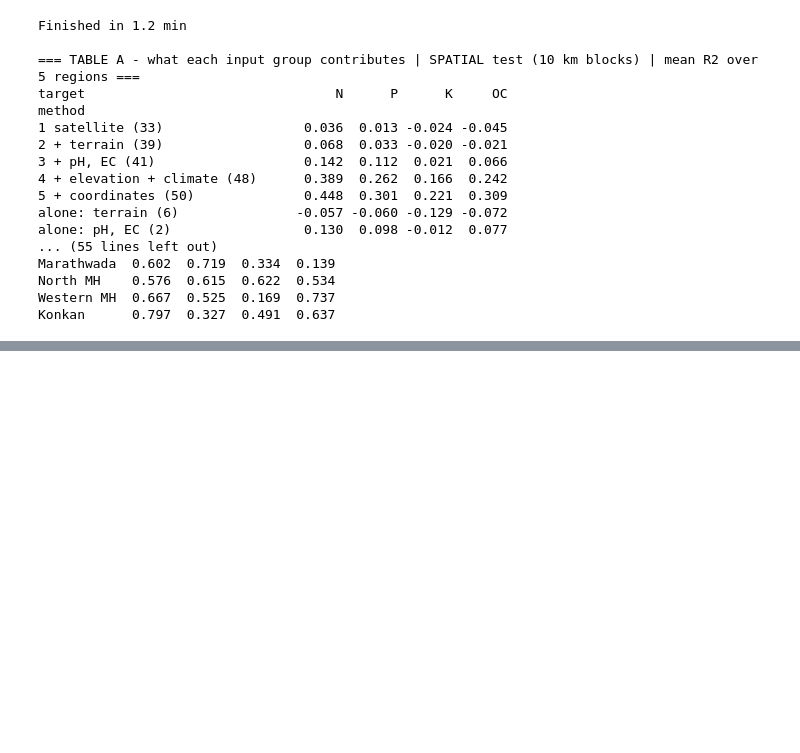
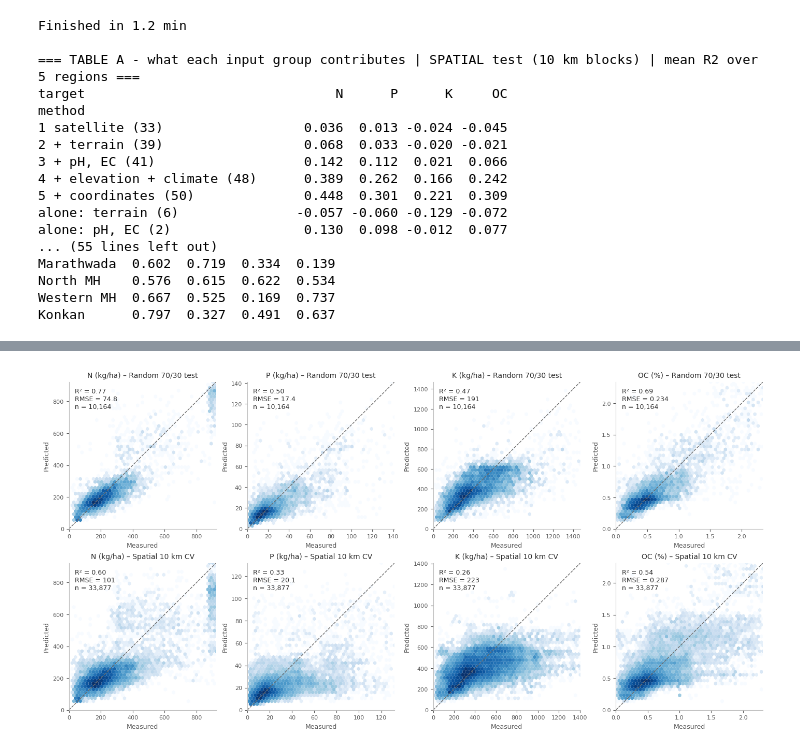
Before and after one commit to paresh-dhok/EXP_PAS_DOCS, a Jupyter notebook: new.ipynb, the cells around one changed output, grey strips where cells are left out. Drawn from its saved outputs; the diff is of its cells as text; code cells hidden in the pictures; blank space fills up the shorter version.

Commit message:
Merge manuscript handover and verified E49-E56 results
Add reproducibility-confirmed manuscript handover and writing guidance.

```diff
--- a/new.ipynb
+++ b/new.ipynb
@@ -4828,0 +4995,66 @@ Konkan      0.797  0.327  0.491  0.637
+# %%
+import time
+import numpy as np
+import pandas as pd
+from pathlib import Path
+
+OUT_DIR = Path(r"D:\SEM 7\CAPSTONE\DATA\slusi\Start")
+RES_DIR = OUT_DIR / "results"
+SEED = 42
+BANDS   = ["B01","B02","B03","B04","B05","B06","B07","B08","B8A","B09","B11","B12"]
+INDICES = ["NDVI","SAVI","NBR2","NDMI","NDWI","BSI","NDRE","CI","BI","RI",
+           "R_B4B2","R_B11B12","R_B12B8","R_B11B8","R_B7B5","R_B6B5"]
+TARGETS = ["N", "P", "K", "OC"]
+# %%
+import matplotlib.pyplot as plt
+UNITS = {"N": "kg/ha", "P": "kg/ha", "K": "kg/ha", "OC": "%"}
+
+def metrics(y, p):
+    e = p - y
+    rmse = np.sqrt(np.mean(e ** 2))
+    return {"R2": r2_score(y, p), "RMSE": rmse, "MAE": np.mean(np.abs(e)), "bias": e.mean(),
+            "RPIQ": (np.percentile(y, 75) - np.percentile(y, 25)) / rmse}
+
+def task40(target, X, y, g, seed):
+    import warnings; warnings.filterwarnings("ignore")
+    tr, te = train_test_split(np.arange(len(y)), test_size=0.30, random_state=seed)
+    p_te = fit_predict(X[tr], y[tr], X[te], seed)
+    p_tr = fit_predict(X[tr], y[tr], X[tr], seed)
+    oof = np.zeros(len(y))
+    for a, b in GroupKFold(n_splits=5, shuffle=True, random_state=seed).split(X, y, g):
+        oof[b] = fit_predict(X[a], y[a], X[b], seed)
+    rows = [{"target": target, "evaluation": ev, "n": len(yy), **metrics(yy, pp)}
+            for ev, yy, pp in [("random 70/30 train", y[tr], p_tr), ("random 70/30 test", y[te], p_te),
+                               ("spatial 10 km CV", y, oof)]]
+    return rows, (y[te], p_te), (y, oof)
+
+g_cl = blocks(clus)
+t0 = time.time()
+out40 = Parallel(n_jobs=4)(delayed(task40)(t, clus[FEATS].to_numpy(float), clus[t].to_numpy(float), g_cl, SEED) for t in TARGETS)
+res40 = pd.DataFrame([r for rows, _, _ in out40 for r in rows])
+res40.to_csv(RES_DIR / "40_statewide_base_model_metrics.csv", index=False)
+print(f"Finished in {(time.time() - t0) / 60:.1f} min")
+for ev in ["random 70/30 test", "spatial 10 km CV", "random 70/30 train"]:
+    print(f"\n=== Statewide LightGBM, clustered 33,877, {ev} ===")
+    print(res40[res40["evaluation"] == ev].set_index("target")[["n", "R2", "RMSE", "MAE", "bias", "RPIQ"]].round(3).to_string())
+
+# Figure: measured vs predicted, random 70/30 test (top) and spatial CV (bottom)
+fig, axes = plt.subplots(2, 4, figsize=(14, 7), constrained_layout=True)
+for j, t in enumerate(TARGETS):
+    for i, (label, (yy, pp)) in enumerate([("Random 70/30 test", out40[j][1]), ("Spatial 10 km CV", out40[j][2])]):
+        ax = axes[i, j]
+        hi = np.percentile(np.r_[yy, pp], 99.5)
+        ax.hexbin(yy, pp, gridsize=45, extent=(0, hi, 0, hi), bins="log", mincnt=1, cmap="Blues", linewidths=0)
+        ax.plot([0, hi], [0, hi], color="#6b6b6b", lw=1, ls="--")
+        ax.set_xlim(0, hi); ax.set_ylim(0, hi); ax.set_aspect("equal")
+        m = metrics(yy, pp)
+        ax.text(0.04, 0.96, f"R² = {m['R2']:.2f}\nRMSE = {m['RMSE']:.3g}\nn = {len(yy):,}", transform=ax.transAxes,
+                va="top", fontsize=9, color="#2b2b2b")
+        ax.set_title(f"{t} ({UNITS[t]}) – {label}", fontsize=10, color="#2b2b2b")
+        ax.set_xlabel("Measured", fontsize=9, color="#555555"); ax.set_ylabel("Predicted", fontsize=9, color="#555555")
+        ax.tick_params(labelsize=8, colors="#555555")
+        for s in ["top", "right"]: ax.spines[s].set_visible(False)
+        for s in ["left", "bottom"]: ax.spines[s].set_color("#bbbbbb")
+fig.savefig(RES_DIR / "40_measured_vs_predicted.png", dpi=300)
+plt.show()
+# %% [output]
@@ -4828,0 +5078 @@ Konkan      0.797  0.327  0.491  0.637
+[figure, added]
```
Also changed, not shown: parts of 20 cells of this notebook, 39 other files.
